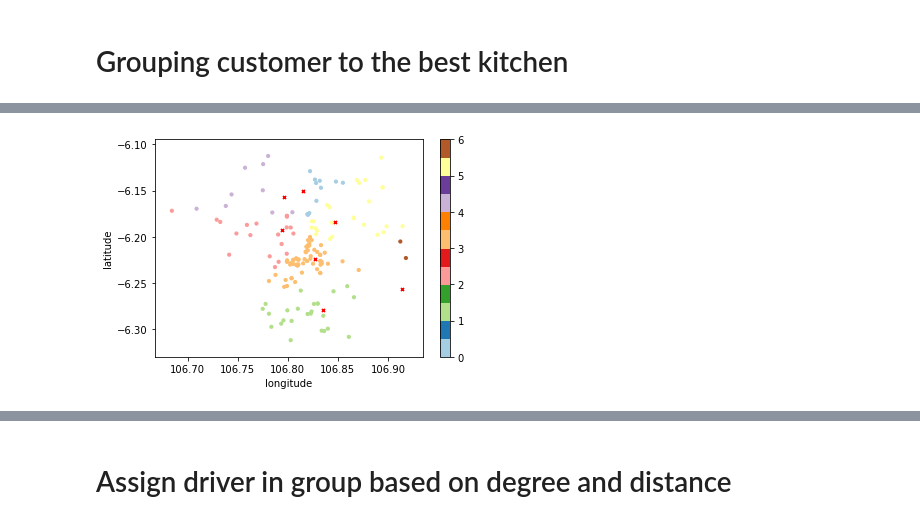
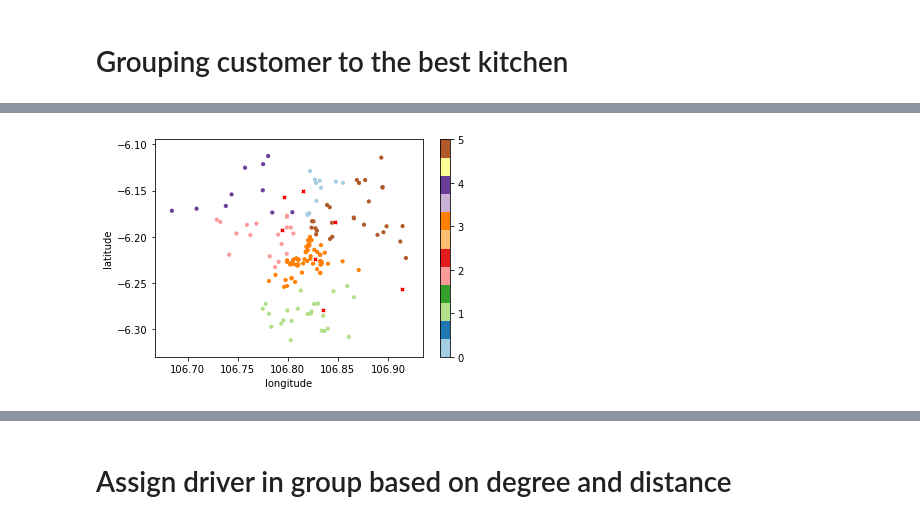
Before and after one commit to ken-kurniawanen/tugas-sains-manajemen, a Jupyter notebook: kulina.ipynb, the cells around one changed output, grey strips where cells are left out. Saved outputs shown, nothing was run; the diff lists cells and outputs as text; code cells hidden in the pictures.

```diff
--- a/kulina.ipynb
+++ b/kulina.ipynb
@@ -87,19 +177,10 @@ customer1['dist6'] = Distance(customer1['lat'].tolist(),customer1['long'].tolist
 # %%
 # Find distance from customer point to central customer point
-customer['distSort'] = np.sqrt( (customer.long-long_centroid)**2 + (customer.lat-lat_centroid)**2)
+customer1['distSort'] = Distance(customer1['lat'].tolist(),customer1['long'].tolist(),[lat_centroid]*len(customer),[lat_centroid]*len(customer))
+#np.sqrt( (customer.long-long_centroid)**2 + (customer.lat-lat_centroid)**2)
 
 # Sort by longest distance
-customer = data.sort_values(['distSort'], ascending=False)
+customer1 = customer1.sort_values(['distSort'], ascending=False)
-# %%
-# Data already sorted from outermost customer
-# For each row in the column,assign customer to the the nearest kitchen,
-# if the kitchen already full, assign customer to the second nearest kitchen and so on.
-
-# BELUM SELESAI YANG INI
-clusters = []
-
-for row in customer['distSort']:
-    #clusters.append(cluster)
-
-
-data['cluster'] = clusters
+# %%
+customer1.reset_index(drop=True, inplace=True)
+customer1.head()
@@ -123,19 +393,19 @@ def visualize(data):
 # %%
 # Visualization Example customer assigned to kitchen (without following constraint)
 # THIS IS ONLY EXAMPLE
-y = kitchen['kitchenName']
-X = pd.DataFrame(kitchen.drop('kitchenName', axis=1))
+#y = kitchen['kitchenName']
+#X = pd.DataFrame(kitchen.drop('kitchenName', axis=1))
 
-clf = NearestCentroid()
-clf.fit(X, y)
-pred = clf.predict(customer)
+#clf = NearestCentroid()
+#clf.fit(X, y)
+#pred = clf.predict(customer)
 
-customer1['cluster'] = pd.Series(pred, index=customer1.index)
-customer['cluster'] = pd.Series(pred, index=customer.index)
+#customer1['cluster'] = pd.Series(pred, index=customer1.index)
+#customer['cluster'] = pd.Series(pred, index=customer.index)
 # %%
-visualize(customer)
+visualize(customer1)
 # %% [output]
-[figure, old version]
+[figure, new version]
 # %%
 # Count customer order assigned to Kitchen
 dapurMiji = (customer1.where(customer1['cluster'] == 0))['qtyOrdered'].sum()
```
Also changed, not shown: parts of 15 cells of this notebook, 1 other file.
